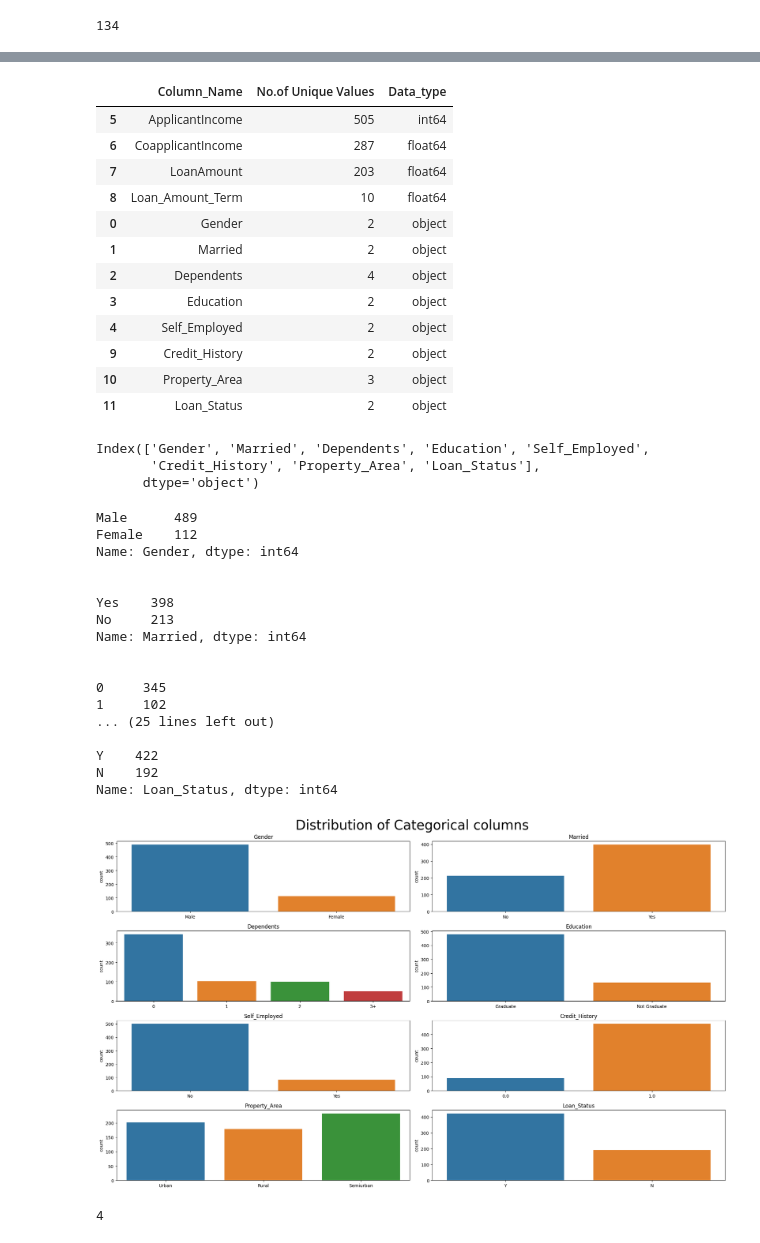
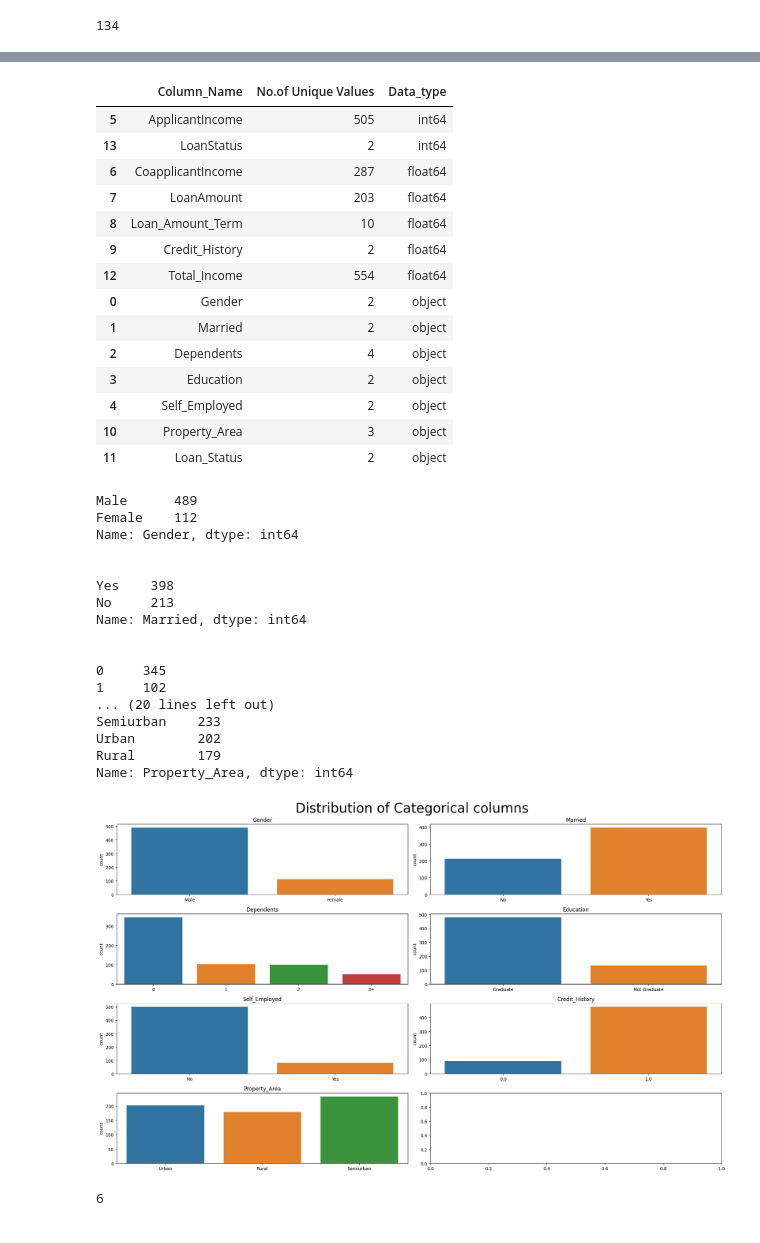
Before and after one commit to SwagAbyss/SwagML, a Jupyter notebook: Project_Notebooks/LoanPredict/loan_prediction.ipynb, the cells around one changed output, grey strips where cells are left out. Cells and saved outputs as stored; diff of their text form; code cells hidden in the pictures.

```diff
--- a/Project_Notebooks/LoanPredict/loan_prediction.ipynb
+++ b/Project_Notebooks/LoanPredict/loan_prediction.ipynb
@@ -126,6 +128,10 @@ data = raw_data_train.copy(deep=True)
 data = data.drop(columns=['Loan_ID'])
 # %%
 data['Credit_History'] = data['Credit_History'].astype('object')
+# %%
+data['Total_Income'] = data['ApplicantIncome'] + data['CoapplicantIncome']
+# %%
+data['LoanStatus'] = data['Loan_Status'].replace({'Y': 1, 'N': 0})
 # %%
 numcols = data.select_dtypes(include=np.number).columns
 objcols = data.select_dtypes(include='object').columns
@@ -204,3 +203,5 @@ Name: Gender, Length: 614, dtype: object
 # %%
-for column in data[objcols]:
+for column in ['Credit_History', 'Self_Employed', 'Dependents', 'Gender', 'Married']:
     data[column] = data[column].fillna(data[column].mode())
+for column in ['LoanAmount', 'Loan_Amount_Term']:
+    data[column] = data[column].fillna(data[column].median())
@@ -220,27 +214,24 @@ pd.DataFrame({
 # %% [output]
 |  | Column_Name | No.of Unique Values | Data_type |
 | 5 | ApplicantIncome | 505 | int64 |
+| 13 | LoanStatus | 2 | int64 |
 | 6 | CoapplicantIncome | 287 | float64 |
 | 7 | LoanAmount | 203 | float64 |
 | 8 | Loan_Amount_Term | 10 | float64 |
+| 9 | Credit_History | 2 | float64 |
+| 12 | Total_Income | 554 | float64 |
 | 0 | Gender | 2 | object |
 | 1 | Married | 2 | object |
 | 2 | Dependents | 4 | object |
 | 3 | Education | 2 | object |
 | 4 | Self_Employed | 2 | object |
-| 9 | Credit_History | 2 | object |
 | 10 | Property_Area | 3 | object |
 | 11 | Loan_Status | 2 | object |
-# %%
-objcols
-# %% [output]
-Index(['Gender', 'Married', 'Dependents', 'Education', 'Self_Employed',
-       'Credit_History', 'Property_Area', 'Loan_Status'],
-      dtype='object')
 # %%
 for column in objcols:
-    print(data[column].value_counts())
-    print('\n')
+    if column != 'Loan_Status':
+        print(data[column].value_counts())
+        print('\n')
 # %% [output]
 Male      489
 Female    112
@@ -254,31 +245,32 @@ Name: Married, dtype: int64
 
 0     345
 1     102
-... (25 lines left out)
-
-Y    422
-N    192
-Name: Loan_Status, dtype: int64
+... (20 lines left out)
+Semiurban    233
+Urban        202
+Rural        179
+Name: Property_Area, dtype: int64
 # %%
 fig, axes = plt.subplots(ncols=2, nrows=4, figsize=(20, 12))
 
 axes = axes.flat
 
 for index, column in enumerate(objcols):
-    sns.countplot(
-        data=data,
-        x=column,
-        ax=axes[index]
-    )
-    axes[index].set_xlabel('')
-    axes[index].set_title(column)
+    if column != 'Loan_Status':
+        sns.countplot(
+            data=data,
+            x=column,
+            ax=axes[index]
+        )
+        axes[index].set_xlabel('')
+        axes[index].set_title(column)
 
 fig.suptitle('Distribution of Categorical columns', size=30)
 fig.tight_layout()
 plt.show()
 # %% [output]
-[figure, old version]
+[figure, new version]
 # %%
 numcols.size
 # %% [output]
-4
+6
```
Also changed, not shown: parts of 13 cells of this notebook.
